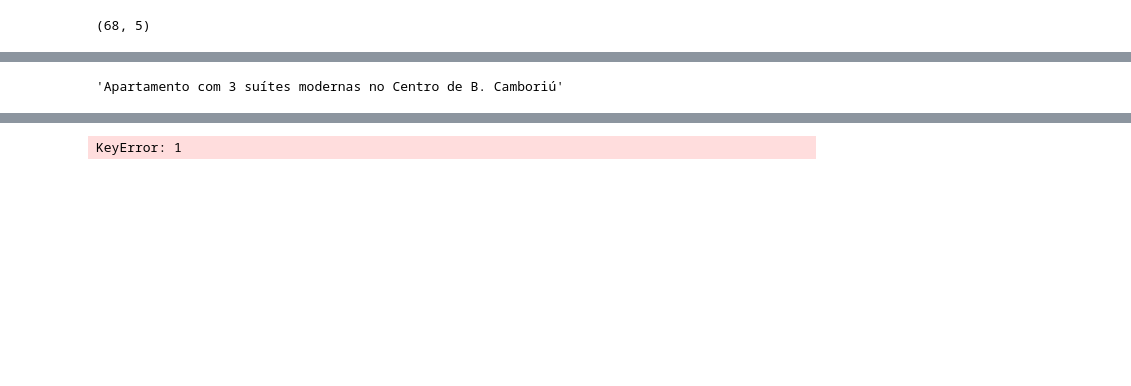
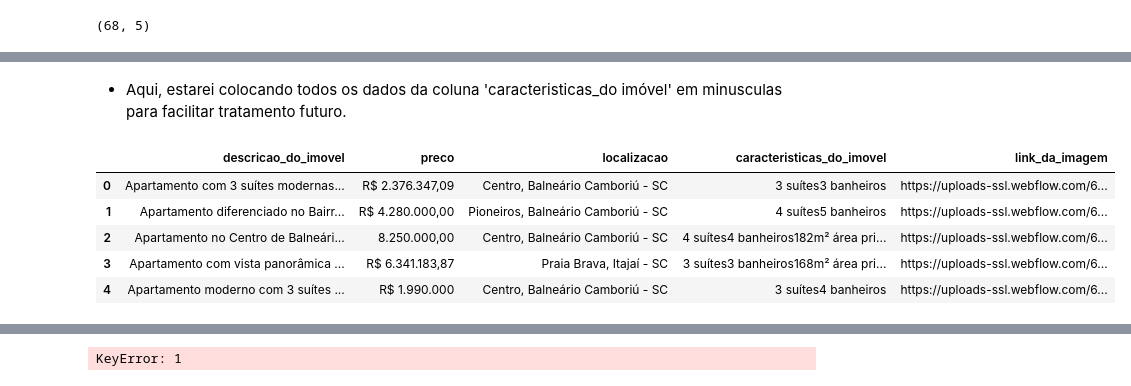
Before and after one commit to michellssgui22/PROJETOS_ESTUDO_WEBSCRAPER, a Jupyter notebook: projetos/imoveis-bc.ipynb, the cells around one changed output, grey strips where cells are left out. Drawn from its saved outputs; the diff is of its cells as text; code cells hidden in the pictures; blank space fills up the shorter version.

Commit message:
Limpando os dados

```diff
--- a/projetos/imoveis-bc.ipynb
+++ b/projetos/imoveis-bc.ipynb
@@ -40,6 +48,6 @@ for dados in dados_imoveis:
 # %%
-imoveis_df = pd.DataFrame(imoveis, columns=['descricao_do_imovel', 'preco', 'localizacao', 'caracteristicas_do_imovel', 'link_da_imagem'])
-imoveis_df.head()
+df = pd.DataFrame(imoveis, columns=['descricao_do_imovel', 'preco', 'localizacao', 'caracteristicas_do_imovel', 'link_da_imagem'])
+df.head()
 # %% [output]
 |  | descricao_do_imovel | preco | localizacao | caracteristicas_do_imovel | link_da_imagem |
 | 0 | Apartamento com 3 suítes modernas... | R$ 2.376.347,09 | Centro, Balneário Camboriú - SC | 3 Suítes3 Banheiros | https://uploads-ssl.webflow.com/6... |
@@ -52,5 +64,4 @@ imoveis_df.head()
 # %%
-df = imoveis_df
 df.shape
 # %% [output]
 (68, 5)
@@ -85,6 +135,12 @@ df.head()
+# %% [markdown]
+* Aqui, estarei colocando todos os dados da coluna 'caracteristicas_do imóvel' em minusculas para facilitar tratamento futuro.
 # %%
-df = df.astype(str)
+df['caracteristicas_do_imovel'] = df['caracteristicas_do_imovel'].str.lower()
+df.head()
+# %% [output]
+|  | descricao_do_imovel | preco | localizacao | caracteristicas_do_imovel | link_da_imagem |
+| 0 | Apartamento com 3 suítes modernas... | R$ 2.376.347,09 | Centro, Balneário Camboriú - SC | 3 suítes3 banheiros | https://uploads-ssl.webflow.com/6... |
+| 1 | Apartamento diferenciado no Bairr... | R$ 4.280.000,00 | Pioneiros, Balneário Camboriú - SC | 4 suítes5 banheiros | https://uploads-ssl.webflow.com/6... |
+| 2 | Apartamento no Centro de Balneári... | 8.250.000,00 | Centro, Balneário Camboriú - SC | 4 suítes4 banheiros182m² área pri... | https://uploads-ssl.webflow.com/6... |
+| 3 | Apartamento com vista panorâmica ... | R$ 6.341.183,87 | Praia Brava, Itajaí - SC | 3 suítes3 banheiros168m² área pri... | https://uploads-ssl.webflow.com/6... |
+| 4 | Apartamento moderno com 3 suítes ... | R$ 1.990.000 | Centro, Balneário Camboriú - SC | 3 suítes4 banheiros | https://uploads-ssl.webflow.com/6... |
-# %%
-df['descricao_do_imovel'][0]
-# %% [output]
-'Apartamento com 3 suítes modernas no Centro de B. Camboriú'
```
Also changed, not shown: parts of 28 cells of this notebook.
